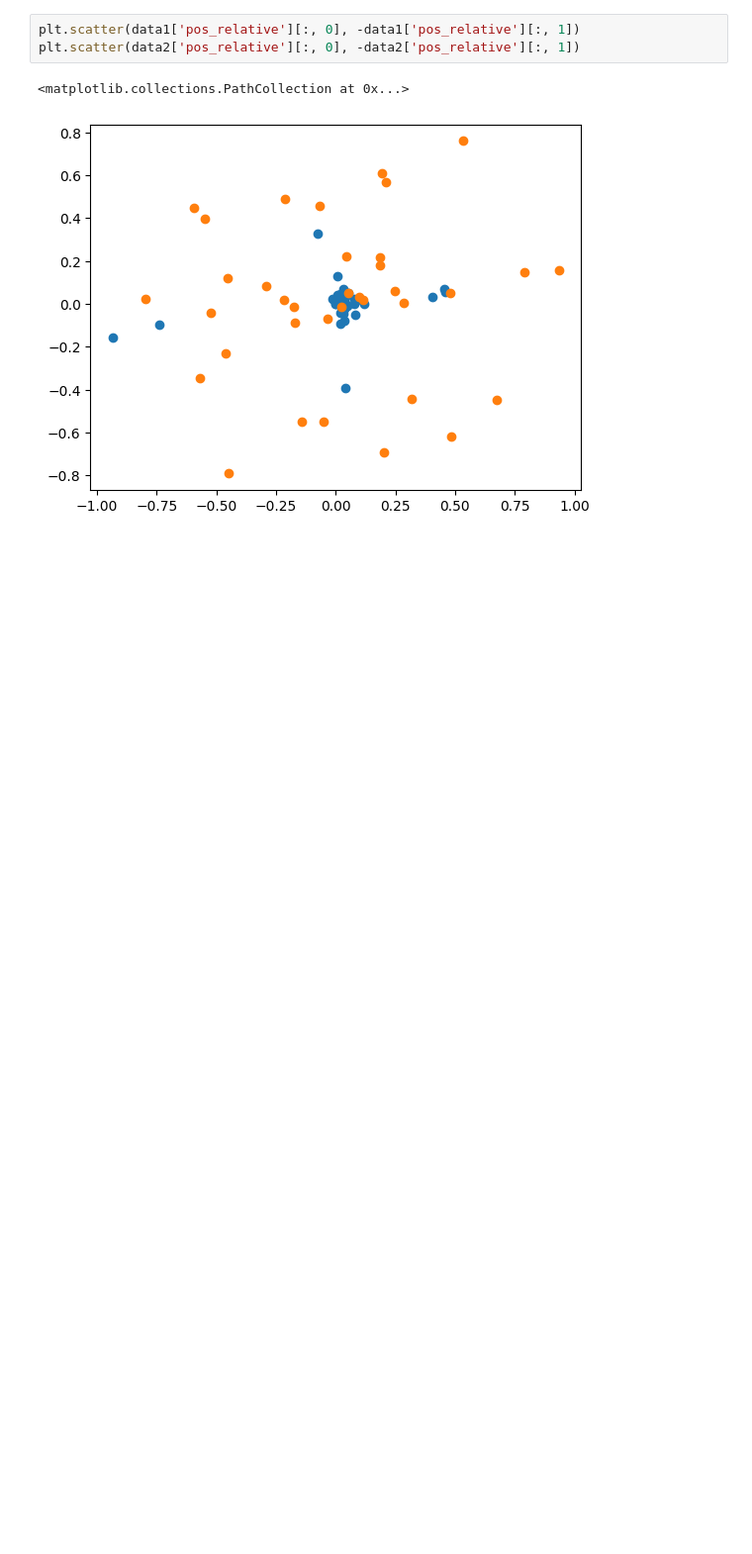
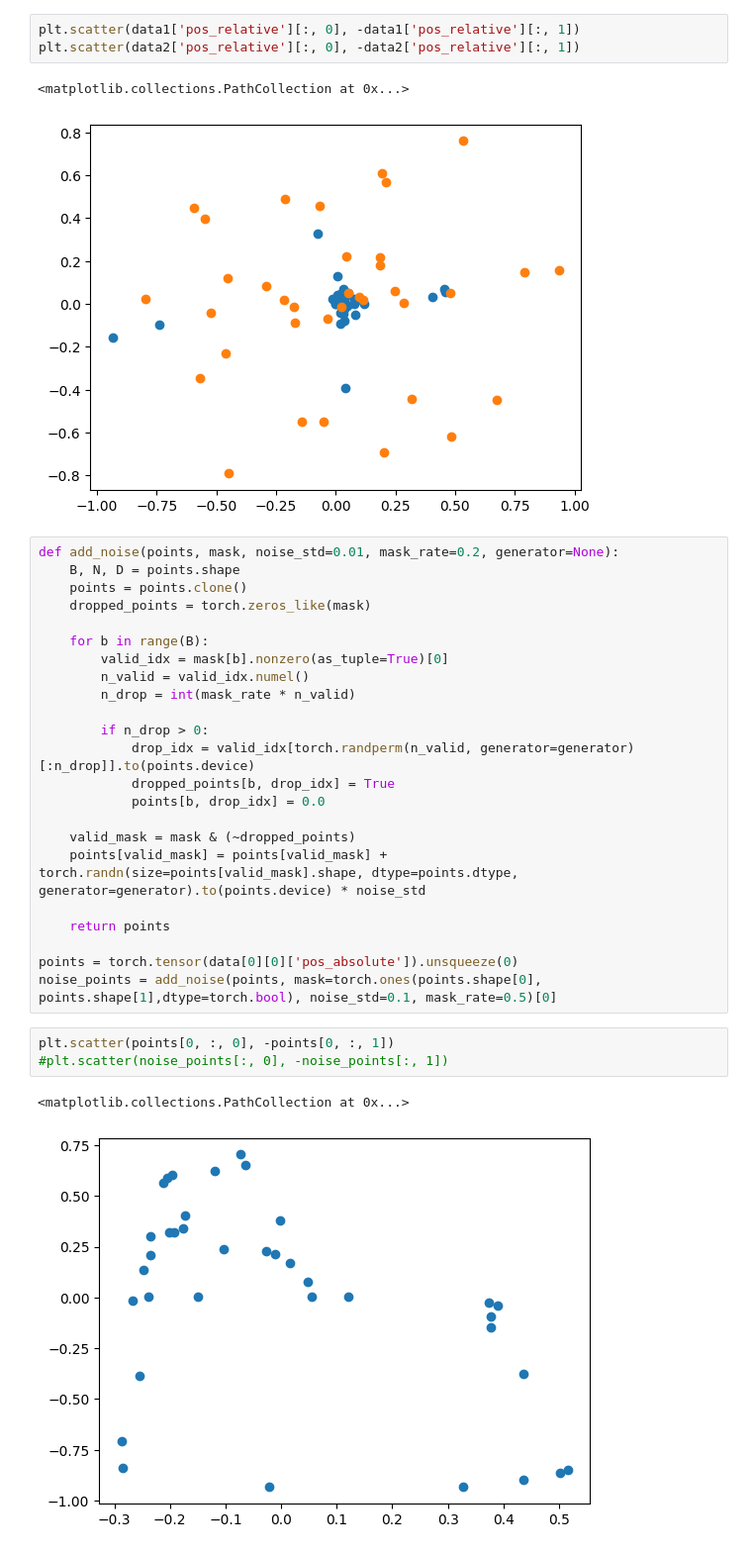
Before and after one commit to MarceloMoraesJr/Sketch-Temporality, a Jupyter notebook: notebooks/sketch_permutations.ipynb, the cells around one changed output. Shown at 99% size. Drawn from its saved outputs; the diff is of its cells as text; blank space fills up the shorter version.

```diff
--- a/notebooks/sketch_permutations.ipynb
+++ b/notebooks/sketch_permutations.ipynb
@@ -279,3 +281,32 @@ plt.scatter(data2['pos_relative'][:, 0], -data2['pos_relative'][:, 1])
 # %% [output]
 <matplotlib.collections.PathCollection at 0x...>
 [figure]
+# %%
+def add_noise(points, mask, noise_std=0.01, mask_rate=0.2, generator=None):
+    B, N, D = points.shape
+    points = points.clone()
+    dropped_points = torch.zeros_like(mask)
+
+    for b in range(B):
+        valid_idx = mask[b].nonzero(as_tuple=True)[0]
+        n_valid = valid_idx.numel()
+        n_drop = int(mask_rate * n_valid)
+
+        if n_drop > 0:
+            drop_idx = valid_idx[torch.randperm(n_valid, generator=generator)[:n_drop]].to(points.device)
+            dropped_points[b, drop_idx] = True
+            points[b, drop_idx] = 0.0
+
+    valid_mask = mask & (~dropped_points)
+    points[valid_mask] = points[valid_mask] + torch.randn(size=points[valid_mask].shape, dtype=points.dtype, generator=generator).to(points.device) * noise_std
+
+    return points
+
+points = torch.tensor(data[0][0]['pos_absolute']).unsqueeze(0)
+noise_points = add_noise(points, mask=torch.ones(points.shape[0], points.shape[1],dtype=torch.bool), noise_std=0.1, mask_rate=0.5)[0]
+# %%
+plt.scatter(points[0, :, 0], -points[0, :, 1])
+#plt.scatter(noise_points[:, 0], -noise_points[:, 1])
+# %% [output]
+<matplotlib.collections.PathCollection at 0x...>
+[figure, added]
```
Also changed, not shown: parts of 4 cells of this notebook, 19 other files.
